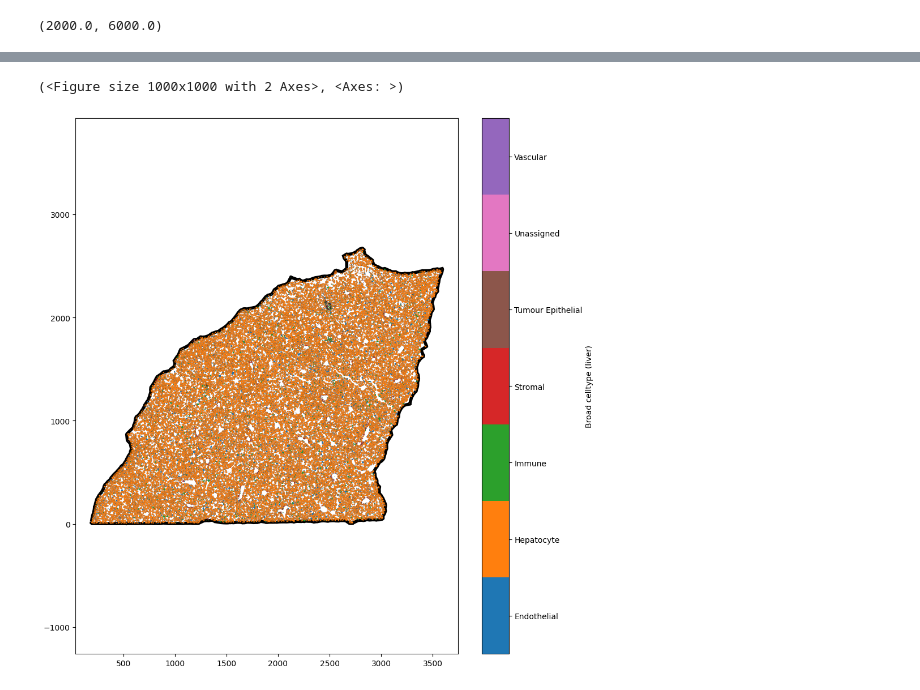
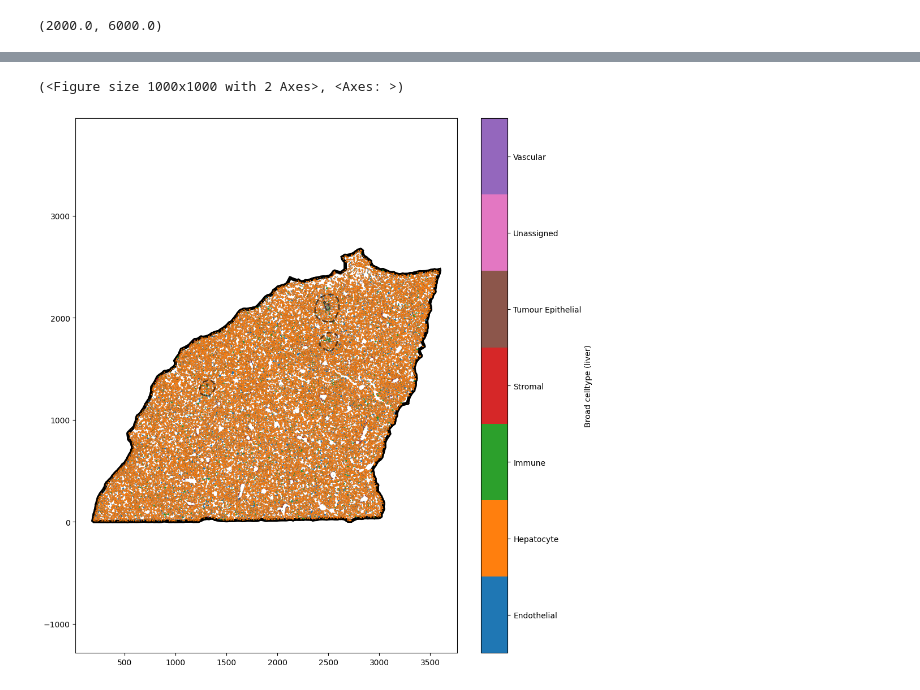
Before and after one commit to joshuagrier/MuSpAn_Hackathon, a Jupyter notebook: Cellular_Analysis/Labelling_Tumour_Regions.ipynb, the cells around one changed output, grey strips where cells are left out. Saved outputs shown, nothing was run; the diff lists cells and outputs as text; code cells hidden in the pictures.

Commit message:
Added files to do pdf analysis and make shapes etc.

```diff
--- a/Cellular_Analysis/Labelling_Tumour_Regions.ipynb
+++ b/Cellular_Analysis/Labelling_Tumour_Regions.ipynb
@@ -74,7 +74,8 @@ domain_4d_1.convert_objects(population=query_tumour_4,
 # %%
 fig,axes=plt.subplots(figsize=(10,10))
 ms.visualise.visualise(domain_4d_1,color_by='Broad celltype (liver)',objects_to_plot=('collection','Cell boundaries'),shape_kwargs=dict(linewidth=0.1,alpha=1),ax=axes)
 ms.visualise.visualise(domain_4d_1,objects_to_plot=('collection','Tumour_Met_New'),shape_kwargs=dict(linewidth=1,linestyle='--',facecolor='none'),ax=axes,add_cbar=False,show_boundary=True)
+ms.visualise.visualise(domain_4d_1,objects_to_plot=('collection','Met annotations'),shape_kwargs=dict(linewidth=2,linestyle='--',facecolor='none'),ax=axes,add_cbar=False,show_boundary=True)
 # %% [output]
 (<Figure size 1000x1000 with 2 Axes>, <Axes: >)
-[figure, old version]
+[figure, new version]
```
Also changed, not shown: parts of 3 cells of this notebook, 5 other files.
